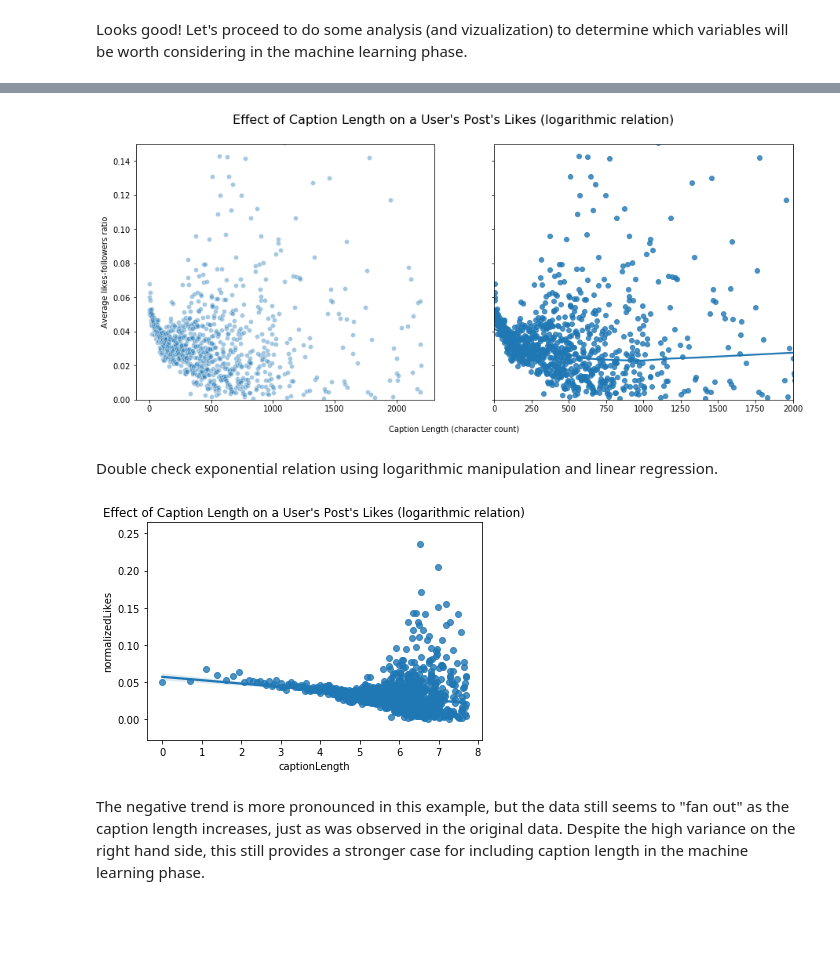
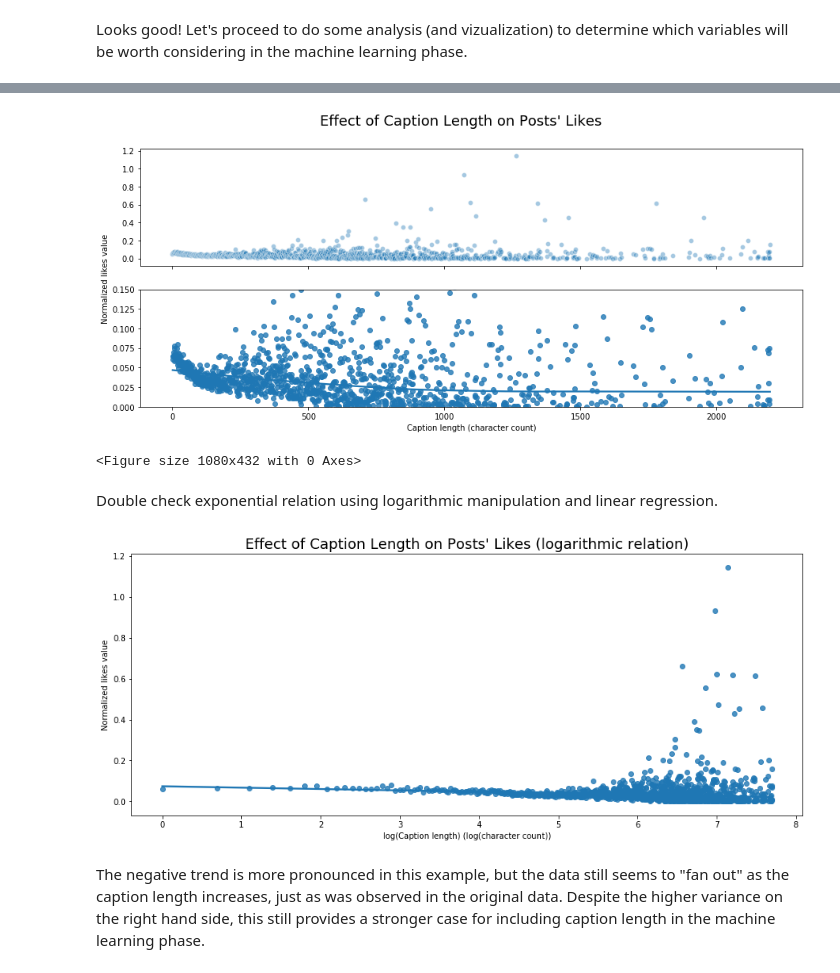
Before and after one commit to ishan3247/Predictagram, a Jupyter notebook: analysis/analysis.ipynb, the cells around one changed output, grey strips where cells are left out. Cells and saved outputs as stored; diff of their text form; code cells hidden in the pictures; blank space fills up the shorter version.

```diff
--- a/analysis/analysis.ipynb
+++ b/analysis/analysis.ipynb
@@ -59,31 +60,0 @@ We will now add three sets of indicator columns, one for the post's time of day,
-# %%
-# time-of-day indicators
-df_main['early'] = df_main['timestamp'].map(lambda x: 0 <= x.hour < 3)
-df_main['dawn'] = df_main['timestamp'].map(lambda x: 3 <= x.hour < 6)
-df_main['sunrise'] = df_main['timestamp'].map(lambda x: 6 <= x.hour < 9)
-df_main['morning'] = df_main['timestamp'].map(lambda x: 9 <= x.hour < 12)
-df_main['noon'] = df_main['timestamp'].map(lambda x: 12 <= x.hour < 15)
-df_main['afternoon'] = df_main['timestamp'].map(lambda x: 15 <= x.hour < 18)
-df_main['sunset'] = df_main['timestamp'].map(lambda x: 18 <= x.hour < 21)
-df_main['night'] = df_main['timestamp'].map(lambda x: 21 <= x.hour < 24)
-# day of week indicators
-df_main['sunday'] = df_main['timestamp'].map(lambda x: x.day_name() == 'Sunday')
-df_main['monday'] = df_main['timestamp'].map(lambda x: x.day_name() == 'Monday')
-df_main['tuesday'] = df_main['timestamp'].map(lambda x: x.day_name() == 'Tuesday')
-df_main['wednesday'] = df_main['timestamp'].map(lambda x: x.day_name() == 'Wednesday')
-df_main['thursday'] = df_main['timestamp'].map(lambda x: x.day_name() == 'Thursday')
-df_main['friday'] = df_main['timestamp'].map(lambda x: x.day_name() == 'Friday')
-df_main['saturday'] = df_main['timestamp'].map(lambda x: x.day_name() == 'Saturday')
-# month indicators
-df_main['january'] = df_main['timestamp'].map(lambda x: x.month == 1)
-df_main['february'] = df_main['timestamp'].map(lambda x: x.month == 2)
-df_main['march'] = df_main['timestamp'].map(lambda x: x.month == 3)
-df_main['april'] = df_main['timestamp'].map(lambda x: x.month == 4)
-df_main['may'] = df_main['timestamp'].map(lambda x: x.month == 5)
-df_main['june'] = df_main['timestamp'].map(lambda x: x.month == 6)
-df_main['july'] = df_main['timestamp'].map(lambda x: x.month == 7)
-df_main['august'] = df_main['timestamp'].map(lambda x: x.month == 8)
-df_main['september'] = df_main['timestamp'].map(lambda x: x.month == 9)
-df_main['october'] = df_main['timestamp'].map(lambda x: x.month == 10)
-df_main['november'] = df_main['timestamp'].map(lambda x: x.month == 11)
-df_main['december'] = df_main['timestamp'].map(lambda x: x.month == 12)
@@ -178,27 +167,30 @@ df_caps.head(3)
 # %%
 # plot the scatter and show logarithmic relation, note that the first row had to be dropped
-fig, axes = plt.subplots(1, 2, figsize=(15, 6), sharey=True)
+fig, axes = plt.subplots(2, 1, figsize=(15, 6), sharex=True)
+plt.figure(figsize=(15, 6))
 sns.scatterplot(x=df_caps['captionLength'], y=df_caps['normalizedLikes'], alpha=0.4, ax=axes[0])
 sns.regplot(x=df_caps[1:]['captionLength'], y=df_caps[1:]['normalizedLikes'], lowess=True, ax=axes[1])
-axes[0].set_xlabel('')
-axes[0].set_ylabel('Average likes-followers ratio')
-axes[1].set_xlabel('')
+axes[0].set_ylabel('')
+axes[1].set_xlabel('Caption length (character count)')
 axes[1].set_ylabel('')
-axes[1].set_xlim(0, 2000)
 axes[1].set_ylim(0, 0.15)
-fig.text(0.5, 0.03, 'Caption Length (character count)', ha='center')
-fig.text(0.5, 0.94, 'Effect of Caption Length on a User\'s Post\'s Likes (logarithmic relation)', ha='center', size=16)
+fig.suptitle('Effect of Caption Length on Posts\' Likes', fontsize=18)
+fig.text(0.08, 0.5, 'Normalized likes value', rotation='vertical', va='center')
 plt.show()
 # %% [output]
-[figure, old version]
+[figure, new version]
+<Figure size 1080x432 with 0 Axes>
 # %% [markdown]
 Double check exponential relation using logarithmic manipulation and linear regression.
 # %%
-# plot the logarithmic relation between
+# plot the logarithmic relation between caption length and likes count
+plt.figure(figsize=(15, 6))
 sns.regplot(x=df_caps[1:]['captionLength'].map(np.log), y=df_caps[1:]['normalizedLikes'], robust=True)
-plt.title('Effect of Caption Length on a User\'s Post\'s Likes (logarithmic relation)')
+plt.title('Effect of Caption Length on Posts\' Likes (logarithmic relation)', fontsize=18)
+plt.xlabel('log(Caption length) (log(character count))')
+plt.ylabel('Normalized likes value')
 plt.show()
 # %% [output]
-[figure, old version]
+[figure, new version]
 # %% [markdown]
-The negative trend is more pronounced in this example, but the data still seems to "fan out" as the caption length increases, just as was observed in the original data. Despite the high variance on the right hand side, this still provides a stronger case for including caption length in the machine learning phase.
+The negative trend is more pronounced in this example, but the data still seems to "fan out" as the caption length increases, just as was observed in the original data. Despite the higher variance on the right hand side, this still provides a stronger case for including caption length in the machine learning phase.
```
Also changed, not shown: parts of 46 cells of this notebook, 24 other files.
